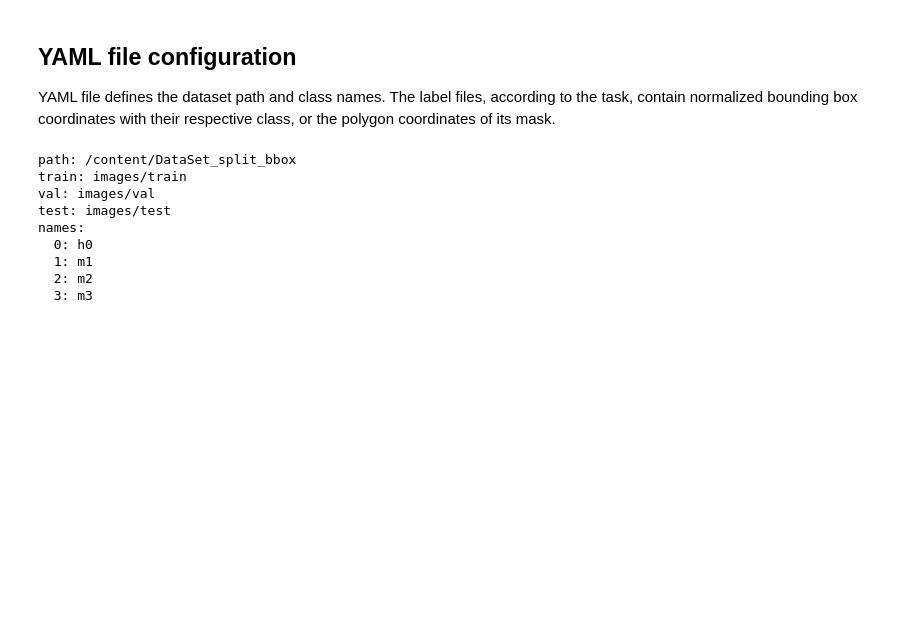
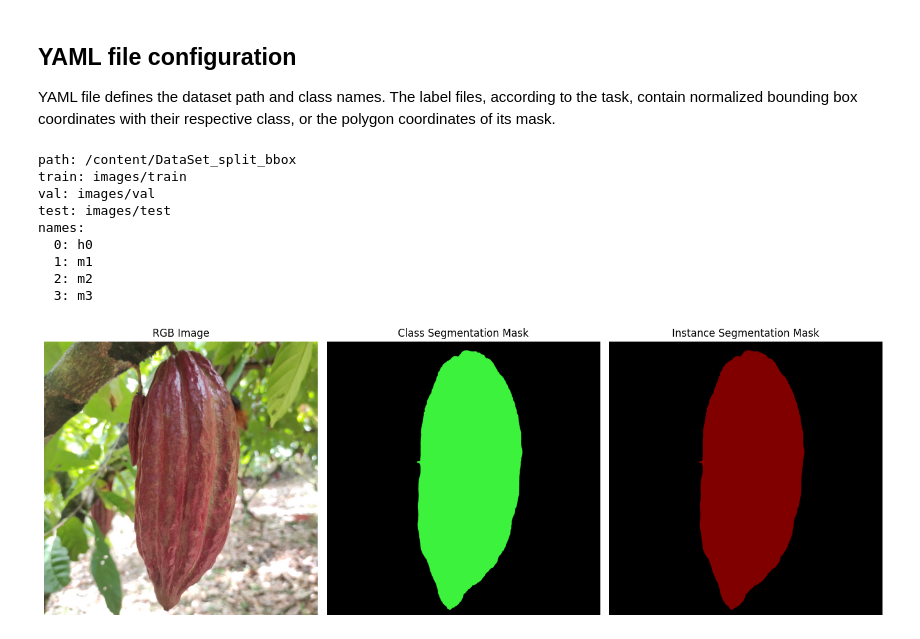
Before and after one commit to joanfco30/CocoaMoniliaDataSet, a Jupyter notebook: CocoaMoniliaDataSet.ipynb, the cells around one changed output. Cells and saved outputs as stored; diff of their text form; code cells hidden in the pictures; blank space fills up the shorter version.

```diff
--- a/CocoaMoniliaDataSet.ipynb
+++ b/CocoaMoniliaDataSet.ipynb
@@ -571,3 +549,45 @@ names:
   1: m1
   2: m2
   3: m3
+# %%
+
+
+# Paths
+IMAGE_DIR = Path("CocoaMoniliaDataSet/cocoapods_images/h0")
+MASK_CLASS_DIR = Path("CocoaMoniliaDataSet/mask_segmentation/SegmentationClassh0")
+MASK_OBJ_DIR   = Path("CocoaMoniliaDataSet/mask_segmentation/segmentationObjecth0")
+
+image_id = "1728667861304"  # example
+
+# Load RGB image
+
+rgb = cv.imread(str(IMAGE_DIR / f"{image_id}.jpg"))
+rgb = cv.cvtColor(rgb, cv.COLOR_BGR2RGB)
+# Load class mask
+
+class_mask = cv.imread(str(MASK_CLASS_DIR / f"{image_id}.png"), cv.IMREAD_COLOR)
+class_mask = cv.cvtColor(class_mask, cv.COLOR_BGR2RGB) # Convert from BGR to RGB to correct RGB visualization
+
+# Load instance mask
+
+instance_mask = cv.imread(str(MASK_OBJ_DIR / f"{image_id}.png"))
+instance_mask = cv.cvtColor(instance_mask, cv.COLOR_BGR2RGB) # Convert from BGR to RGB to correct RGB visualization
+
+
+plt.figure(figsize=(14,6))
+plt.subplot(1,3,1)
+plt.title("RGB Image")
+plt.imshow(rgb)
+plt.axis('off')
+plt.subplot(1,3,2)
+plt.title("Class Segmentation Mask")
+plt.imshow(class_mask)
+plt.axis('off')
+plt.subplot(1,3,3)
+plt.title("Instance Segmentation Mask")
+plt.imshow(instance_mask)
+plt.axis('off')
+plt.tight_layout()
+plt.show()
+# %% [output]
+[figure, added]
```
Also changed, not shown: parts of 14 cells of this notebook.
